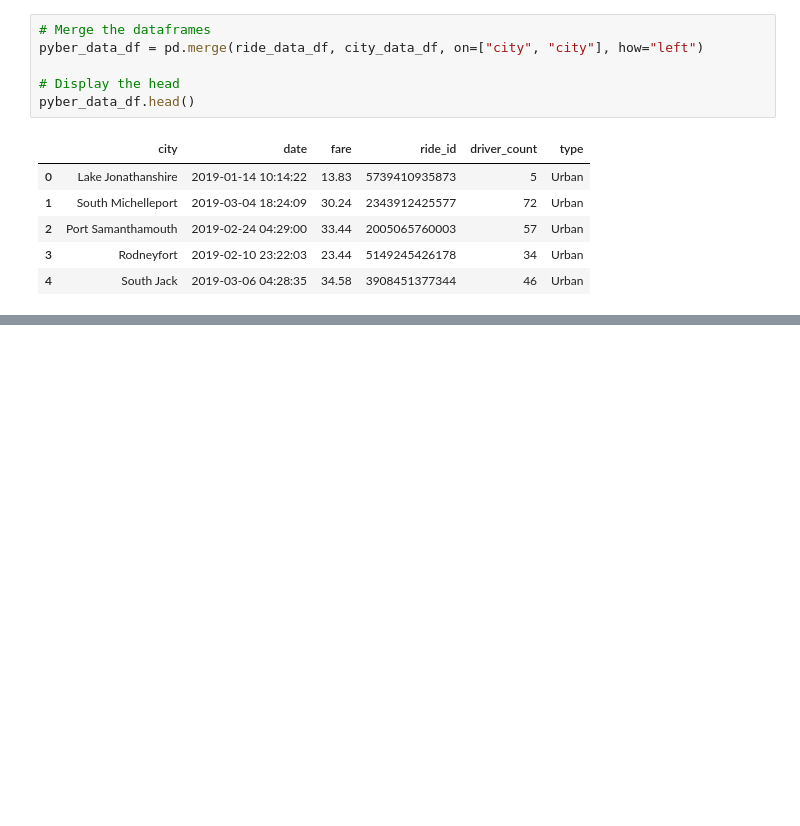
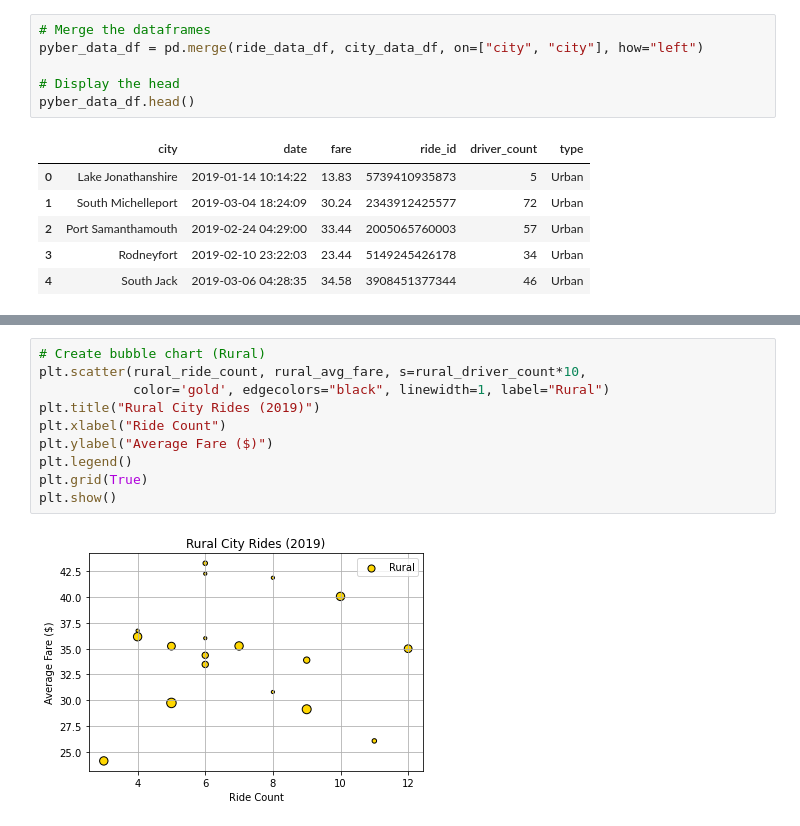
Before and after one commit to teao11/PyBer_Analysis, a Jupyter notebook: PyBer_ride_data.ipynb, the cells around one changed output, grey strips where cells are left out. Drawn from its saved outputs; the diff is of its cells as text; blank space fills up the shorter version.

```diff
--- a/PyBer_ride_data.ipynb
+++ b/PyBer_ride_data.ipynb
@@ -146,0 +207,12 @@ pyber_data_df.head()
+# %%
+# Create bubble chart (Rural)
+plt.scatter(rural_ride_count, rural_avg_fare, s=rural_driver_count*10,
+            color='gold', edgecolors="black", linewidth=1, label="Rural")
+plt.title("Rural City Rides (2019)")
+plt.xlabel("Ride Count")
+plt.ylabel("Average Fare ($)")
+plt.legend()
+plt.grid(True)
+plt.show()
+# %% [output]
+[figure, added]
```
Also changed, not shown: parts of 9 cells of this notebook, 1 other file.
